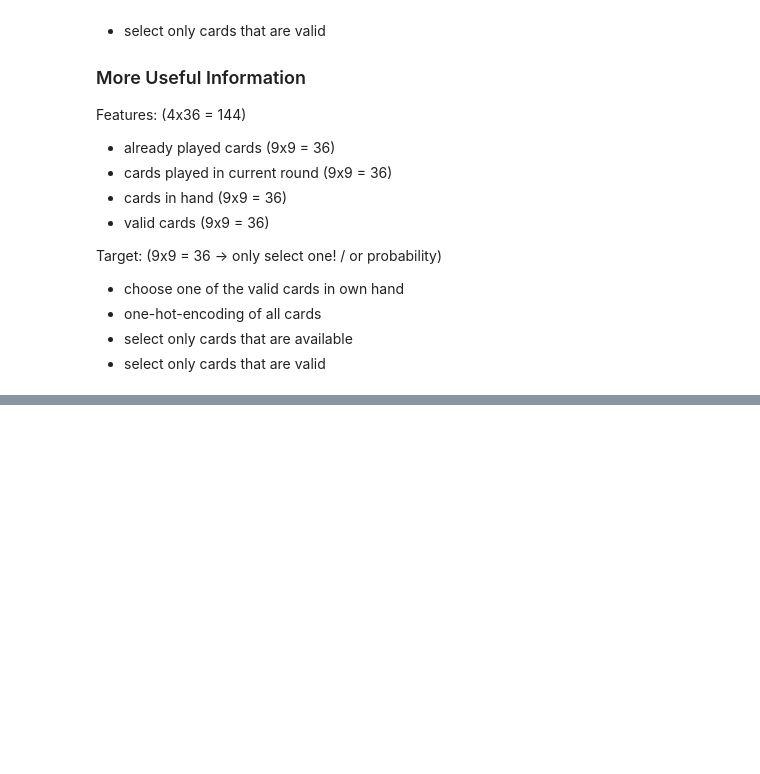
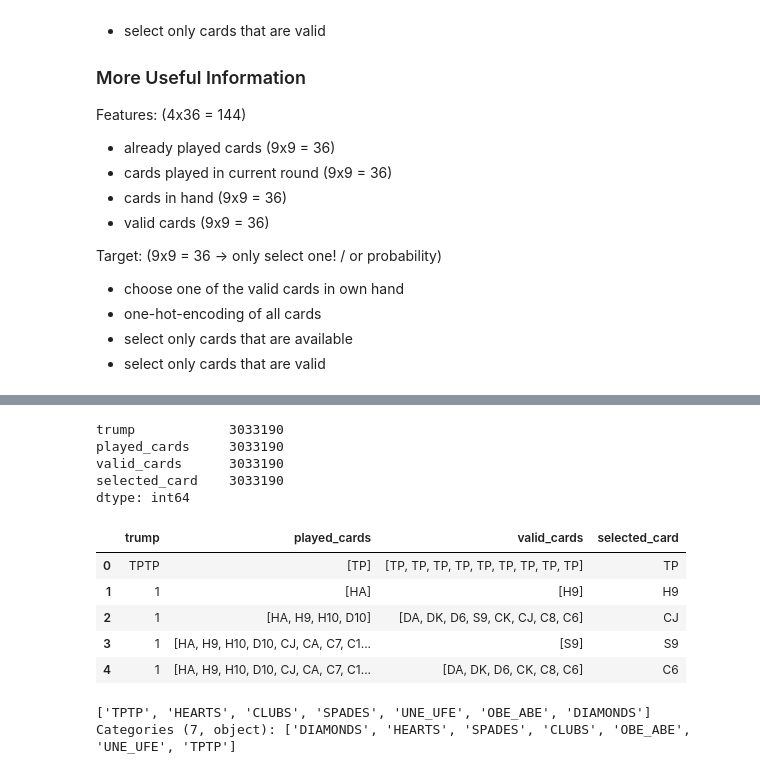
Before and after one commit to xXTime-OnXx/dl4g-jass-bot, a Jupyter notebook: neural_networks/DeepLearningCardPlay.ipynb, the cells around one changed output, grey strips where cells are left out. Cells and saved outputs as stored; diff of their text form; code cells hidden in the pictures; blank space fills up the shorter version.

Commit message:
add card play notebook without dataset

```diff
--- a/neural_networks/DeepLearningCardPlay.ipynb
+++ b/neural_networks/DeepLearningCardPlay.ipynb
@@ -170,0 +190,4 @@ Target: (9x9 = 36 -> only select one! / or probability)
+# %%
+data = pd.DataFrame({'trump': 'TPTP', 'played_cards': [['TP']], 'valid_cards': [['TP', 'TP', 'TP', 'TP', 'TP', 'TP', 'TP', 'TP', 'TP']], 'selected_card': ['TP']})
+
+data.head()
@@ -170,0 +365,17 @@ Target: (9x9 = 36 -> only select one! / or probability)
+# %%
+data.count()
+# %% [output]
+trump            3033190
+played_cards     3033190
+valid_cards      3033190
+selected_card    3033190
+dtype: int64
+# %%
+data.head()
+# %% [output]
+|  | trump | played_cards | valid_cards | selected_card |
+| 0 | TPTP | [TP] | [TP, TP, TP, TP, TP, TP, TP, TP, TP] | TP |
+| 1 | 1 | [HA] | [H9] | H9 |
+| 2 | 1 | [HA, H9, H10, D10] | [DA, DK, D6, S9, CK, CJ, C8, C6] | CJ |
+| 3 | 1 | [HA, H9, H10, D10, CJ, CA, C7, C1... | [S9] | S9 |
+| 4 | 1 | [HA, H9, H10, D10, CJ, CA, C7, C1... | [DA, DK, D6, CK, C8, C6] | C6 |
@@ -170,0 +386,5 @@ Target: (9x9 = 36 -> only select one! / or probability)
+# %%
+data.trump.unique()
+# %% [output]
+['TPTP', 'HEARTS', 'CLUBS', 'SPADES', 'UNE_UFE', 'OBE_ABE', 'DIAMONDS']
+Categories (7, object): ['DIAMONDS', 'HEARTS', 'SPADES', 'CLUBS', 'OBE_ABE', 'UNE_UFE', 'TPTP']
```
Also changed, not shown: parts of 12 cells of this notebook, 2 other files.
